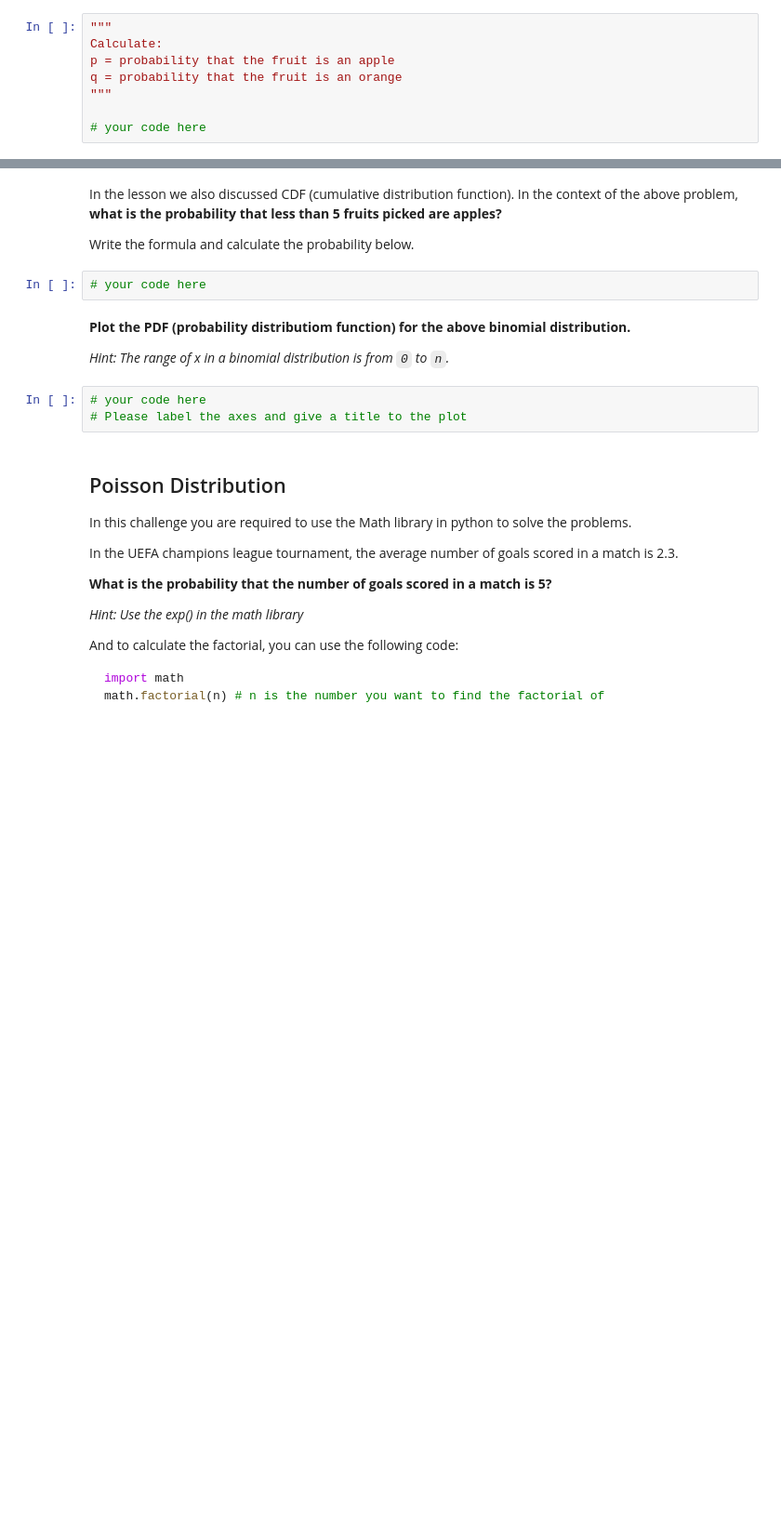
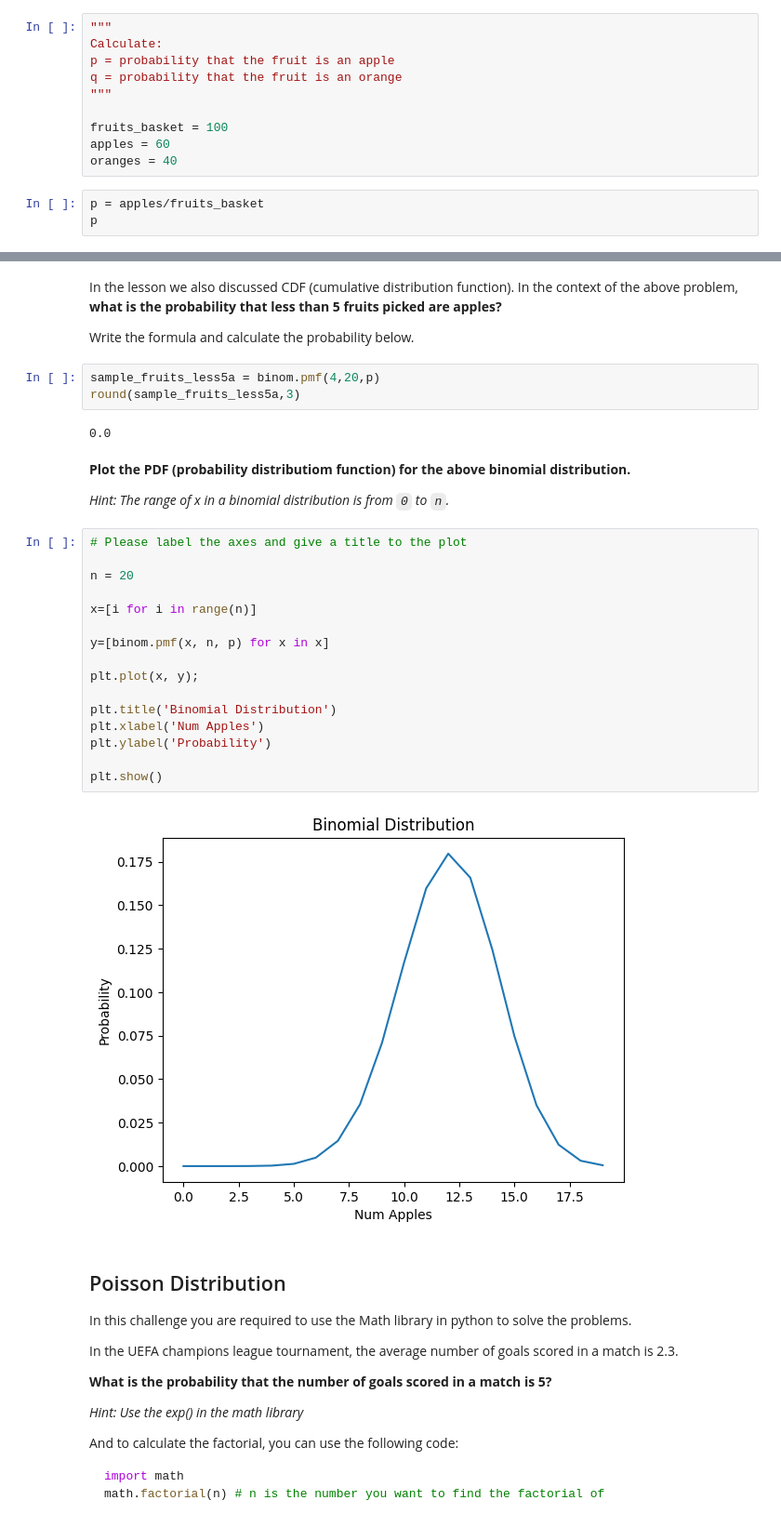
Before and after one commit to Blanca95/6.1-lab_discrete_probability_distributions_Blanca, a Jupyter notebook: your-code/main.ipynb, the cells around one changed output, grey strips where cells are left out. Shown: that part at 93% size. Cells and saved outputs as stored; diff of their text form; blank space fills up the shorter version.

```diff
--- a/your-code/main.ipynb
+++ b/your-code/main.ipynb
@@ -26,4 +35,9 @@ p = probability that the fruit is an apple
 q = probability that the fruit is an orange
 """
 
-# your code here
+fruits_basket = 100
+apples = 60
+oranges = 40
+# %%
+p = apples/fruits_basket
+p
@@ -51,15 +87,33 @@ Please note that this time the order of the fruits being picked does not matter.
 In the lesson we also discussed CDF (cumulative distribution function). In the context of the above problem, **what is the probability that less than 5 fruits picked are apples?**
 
 Write the formula and calculate the probability below.
-# %%
-# your code here
+# %%
+sample_fruits_less5a = binom.pmf(4,20,p)
+round(sample_fruits_less5a,3)
+# %% [output]
+0.0
 # %% [markdown]
 **Plot the PDF (probability distributiom function) for the above binomial distribution.**
 
 *Hint: The range of x in a binomial distribution is from `0` to `n`.*
-# %%
-# your code here
-# Please label the axes and give a title to the plot
+# %%
+# Please label the axes and give a title to the plot
+
+n = 20
+
+x=[i for i in range(n)]
+
+y=[binom.pmf(x, n, p) for x in x]
+
+plt.plot(x, y);
+
+plt.title('Binomial Distribution')
+plt.xlabel('Num Apples')
+plt.ylabel('Probability')
+
+plt.show()
+# %% [output]
+[figure, added]
 # %% [markdown]
 ## Poisson Distribution
 
```
Also changed, not shown: parts of 16 cells of this notebook.
